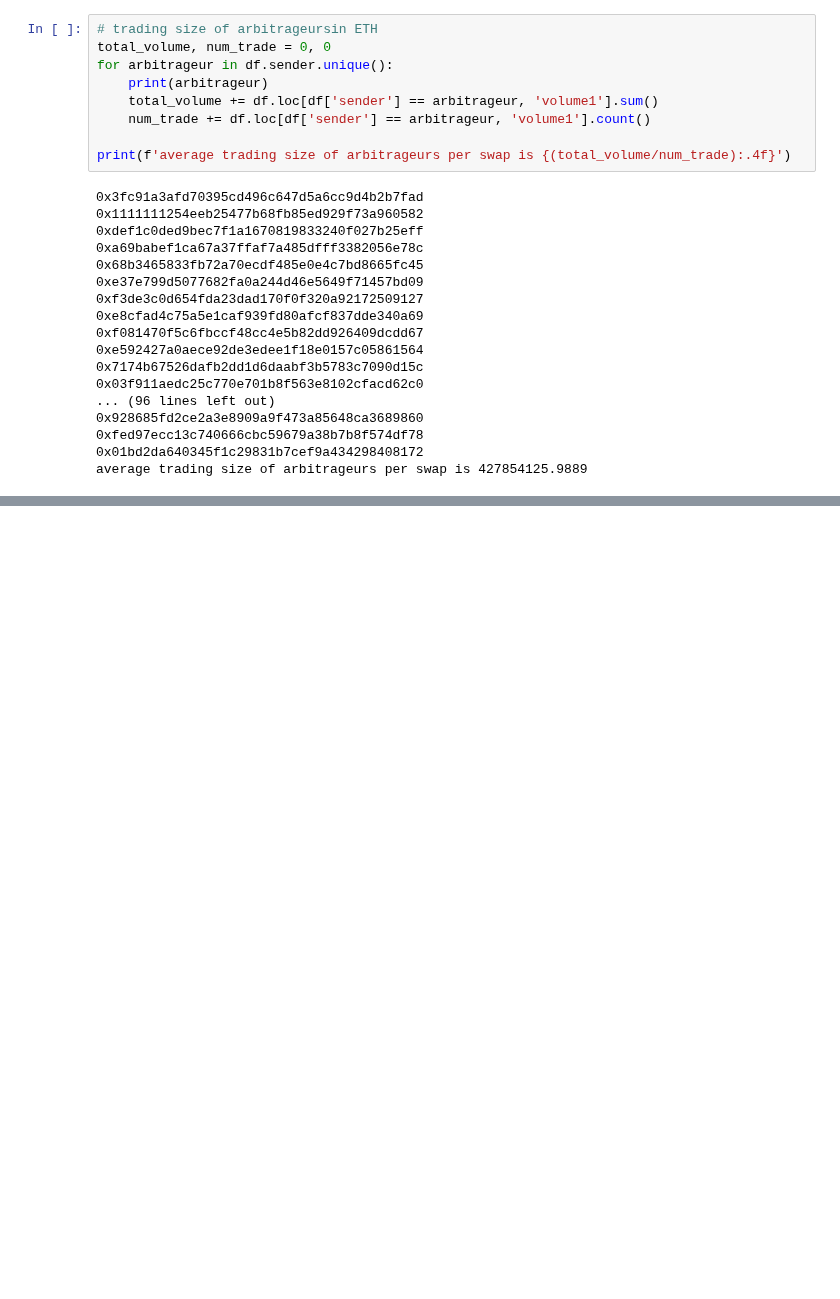
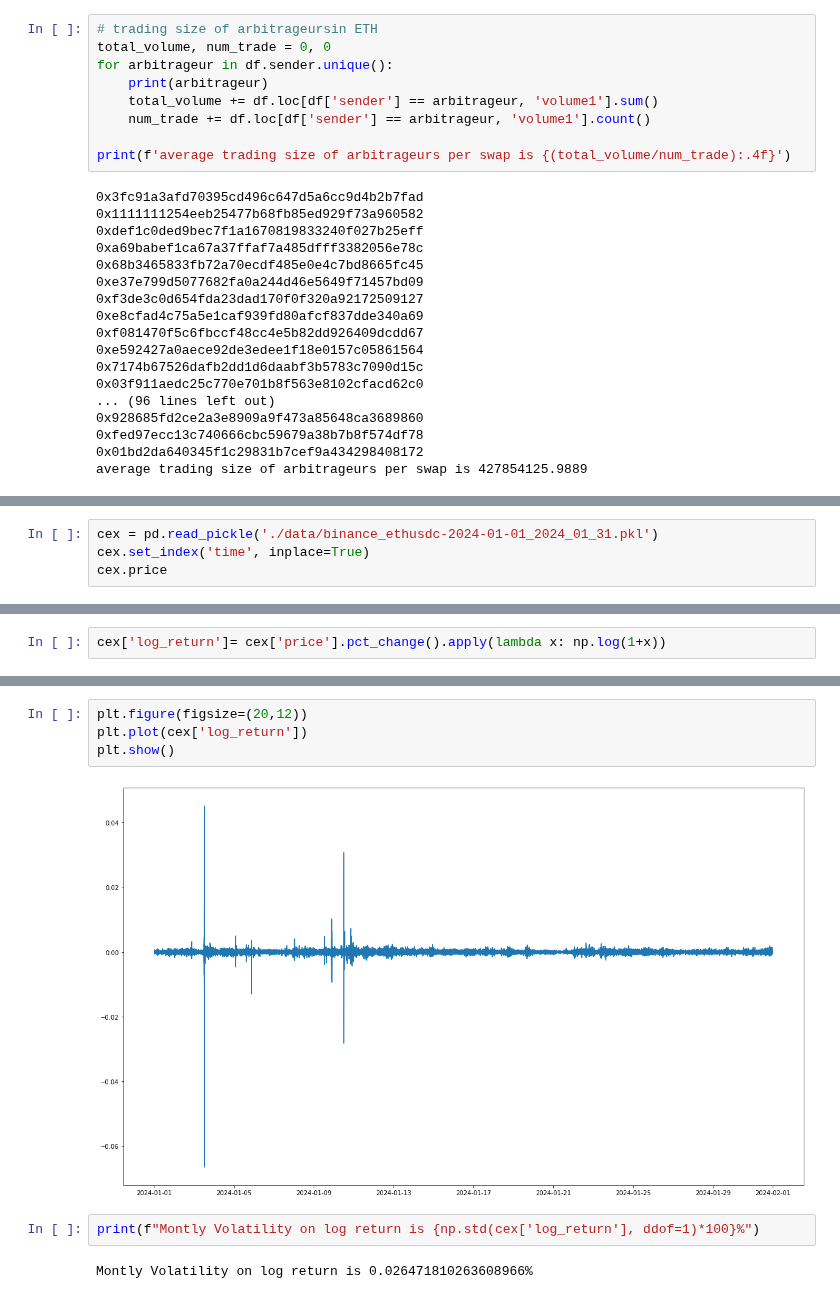
Before and after one commit to Armand-Morin/afp-berkeley-dynamic-fee-defi-amm, a Jupyter notebook: dynamic_fees_model.ipynb, the cells around one changed output, grey strips where cells are left out. Saved outputs shown, nothing was run; the diff lists cells and outputs as text; blank space fills up the shorter version.

```diff
--- a/dynamic_fees_model.ipynb
+++ b/dynamic_fees_model.ipynb
@@ -311,0 +275,4 @@ Name: volume1, dtype: float64
+# %%
+cex = pd.read_pickle('./data/binance_ethusdc-2024-01-01_2024_01_31.pkl')
+cex.set_index('time', inplace=True)
+cex.price
@@ -311,0 +293,2 @@ Name: volume1, dtype: float64
+# %%
+cex['log_return']= cex['price'].pct_change().apply(lambda x: np.log(1+x))
@@ -311,0 +305,10 @@ Name: volume1, dtype: float64
+# %%
+plt.figure(figsize=(20,12))
+plt.plot(cex['log_return'])
+plt.show()
+# %% [output]
+[figure, added]
+# %%
+print(f"Montly Volatility on log return is {np.std(cex['log_return'], ddof=1)*100}%")
+# %% [output]
+Montly Volatility on log return is 0.026471810263608966%
```
Also changed, not shown: parts of 29 cells of this notebook, 5 other files.
